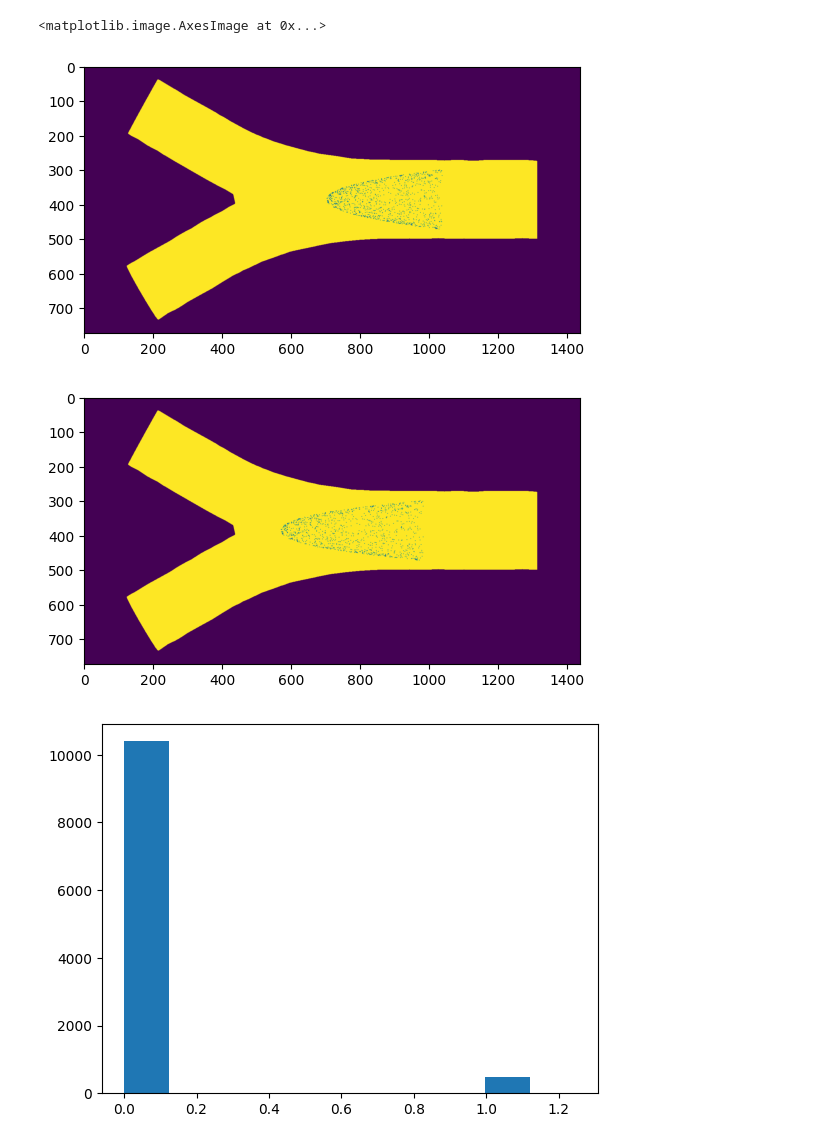
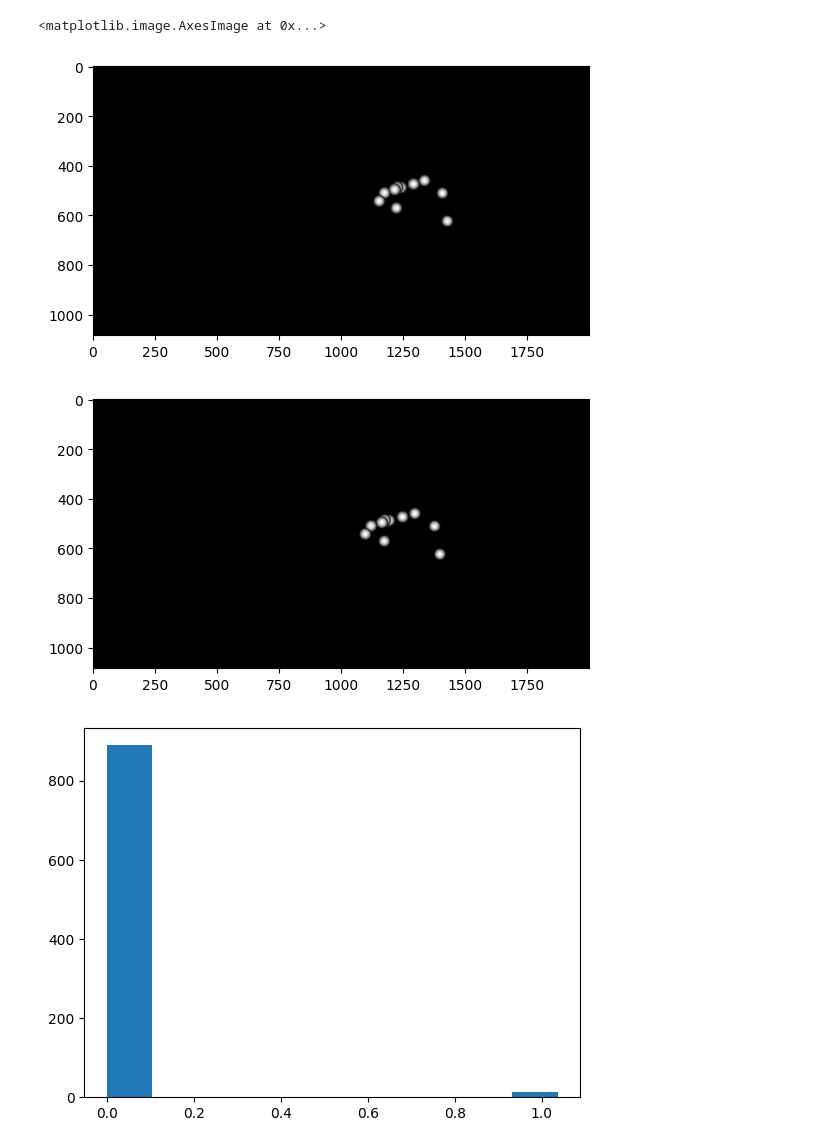
Before and after one commit to MoVo01/PIV-Test, a Jupyter notebook: PIV-Test.ipynb, the cells around one changed output. Saved outputs shown, nothing was run; the diff lists cells and outputs as text; code cells hidden in the pictures.

Commit message:
try masks to fix piv

```diff
--- a/PIV-Test.ipynb
+++ b/PIV-Test.ipynb
@@ -16,23 +16,33 @@ warnings.filterwarnings('ignore')
 
 
 path = "/home/moritz/BWSyncAndShare/Studium/Masterarbeit/MA-Code/Animations"
-ex = "res_base"
 
-image_files = sorted(glob.glob(os.path.join(path, ex, "*.tiff")))
-frames = [tools.imread(img) for img in image_files]
+exwop = "res_10"
+
+ex = exwop + "_partOnly"
+
+
+reader = tools.imread  # imageio.imread
+image_files_whole = sorted(glob.glob(os.path.join(path, exwop, "*00*.tiff")))
+frames_whole = [reader(img) for img in image_files_whole]
+image_files_part= sorted(glob.glob(os.path.join(path, ex, "*00*.tiff")))
+frames_part = [reader(img) for img in image_files_part]
+# frames = [imageio.imread(img) for img in image_files]
+# %%
+frames = frames_part
 # %%
 
-i = 5
+i = 12
 
 fig = plt.figure()
 ax = fig.add_subplot()
-ax.imshow(frames[i])
+ax.imshow(frames[i], cmap = plt.cm.gray)
 
 fig2 = plt.figure()
 ax2 = fig2.add_subplot()
-ax2.imshow(frames[i+1])
+ax2.imshow(frames[i+1], cmap = plt.cm.gray)
 # %% [output]
 <matplotlib.image.AxesImage at 0x...>
-[figure, old version]
+[figure, new version]
-[figure, old version]
+[figure, new version]
 # %%
@@ -51,6 +63,10 @@ u0, v0, sig2noise = pyprocess.extended_search_area_piv(
     sig2noise_method='peak2peak',
 )
 # %%
+doInvalidMask = 0
+doFilter = 0
+doScaling = 0
+
 
 x, y = pyprocess.get_coordinates(
     image_size=frames[i].shape,
@@ -59,30 +75,33 @@ x, y = pyprocess.get_coordinates(
 )
 
 u2, v2 = u0, v0
+u3, v3 = u0, v0
 plt.hist(sig2noise.flatten())
 
-# invalid_mask = validation.sig2noise_val(
-#     sig2noise,
-#     threshold = 1,
-# )
-# u2, v2 = filters.replace_outliers(
-#     u0, v0,
-#     invalid_mask,
-#     method='localmean',
-#     max_iter=3,
-#     kernel_size=3,
-# )
 
+if doInvalidMask:
+    invalid_mask = validation.sig2noise_val(
+        sig2noise,
+        threshold = 0.8,
+    )
 
+if doFilter:
+    u2, v2 = filters.replace_outliers(
+        u0, v0,
+        invalid_mask,
+        method='localmean',
+        max_iter=3,
+        kernel_size=3,
+    )
 
-u3, v3 = u0, v0
-x, y, u3, v3 = scaling.uniform(
-    x, y, u2, v2, #convert x,y to mm  #convert u,v to mm/sec
-    scaling_factor = 1,  # 96.52 pixels/millimeter
-)
+if doScaling:
+    x, y, u3, v3 = scaling.uniform(
+        x, y, u2, v2, #convert x,y to mm  #convert u,v to mm/sec
+        scaling_factor = 96.52,  # 96.52 pixels/millimeter
+    )
 
-# 0,0 shall be bottom left, positive rotation rate is counterclockwise
-x, y, u3, v3 = tools.transform_coordinates(x, y, u3, v3)
+    # 0,0 shall be bottom left, positive rotation rate is counterclockwise
+    x, y, u3, v3 = tools.transform_coordinates(x, y, u3, v3)
 # %% [output]
-[figure, old version]
+[figure, new version]
 # %%
```
Also changed, not shown: parts of 2 cells of this notebook.
